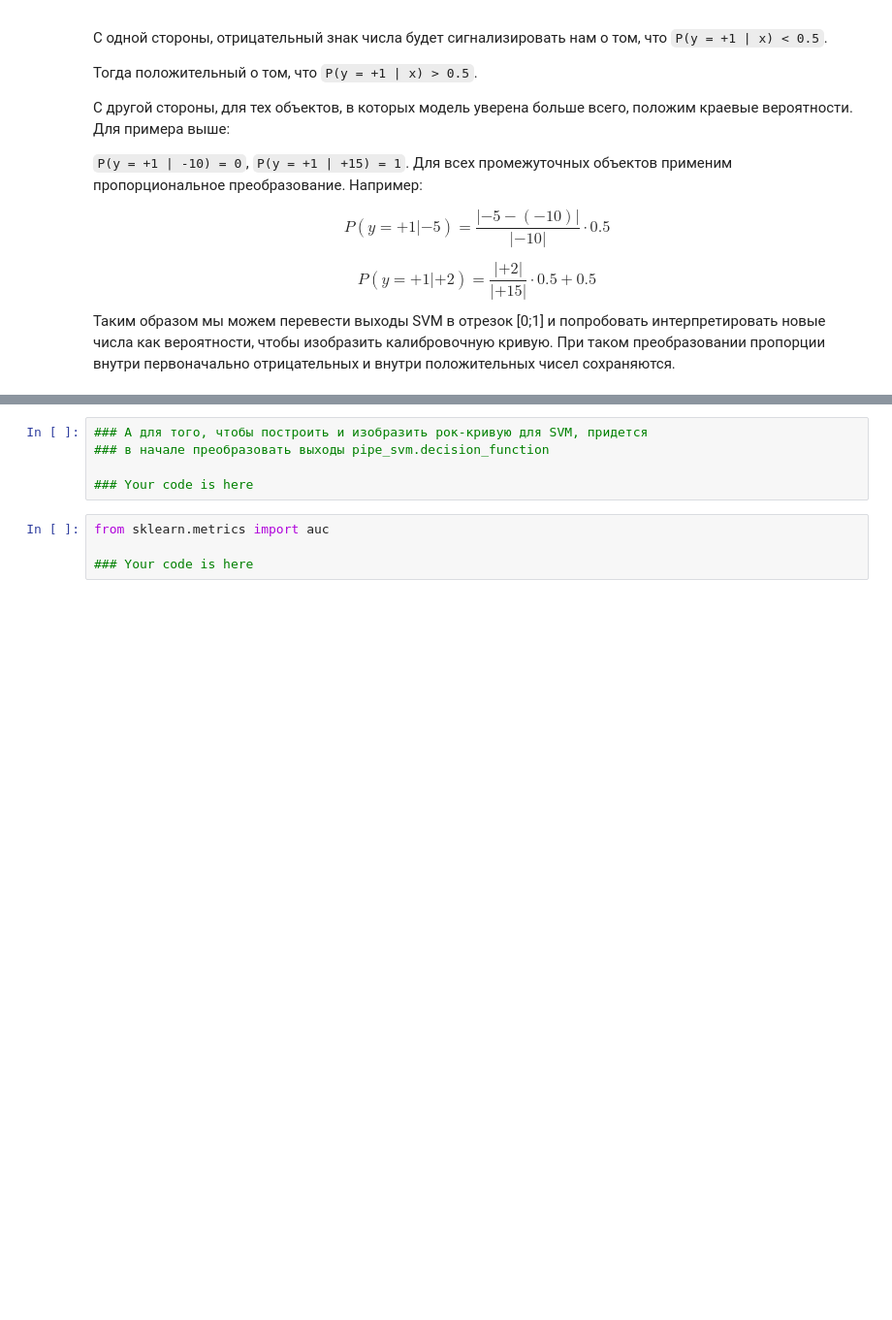
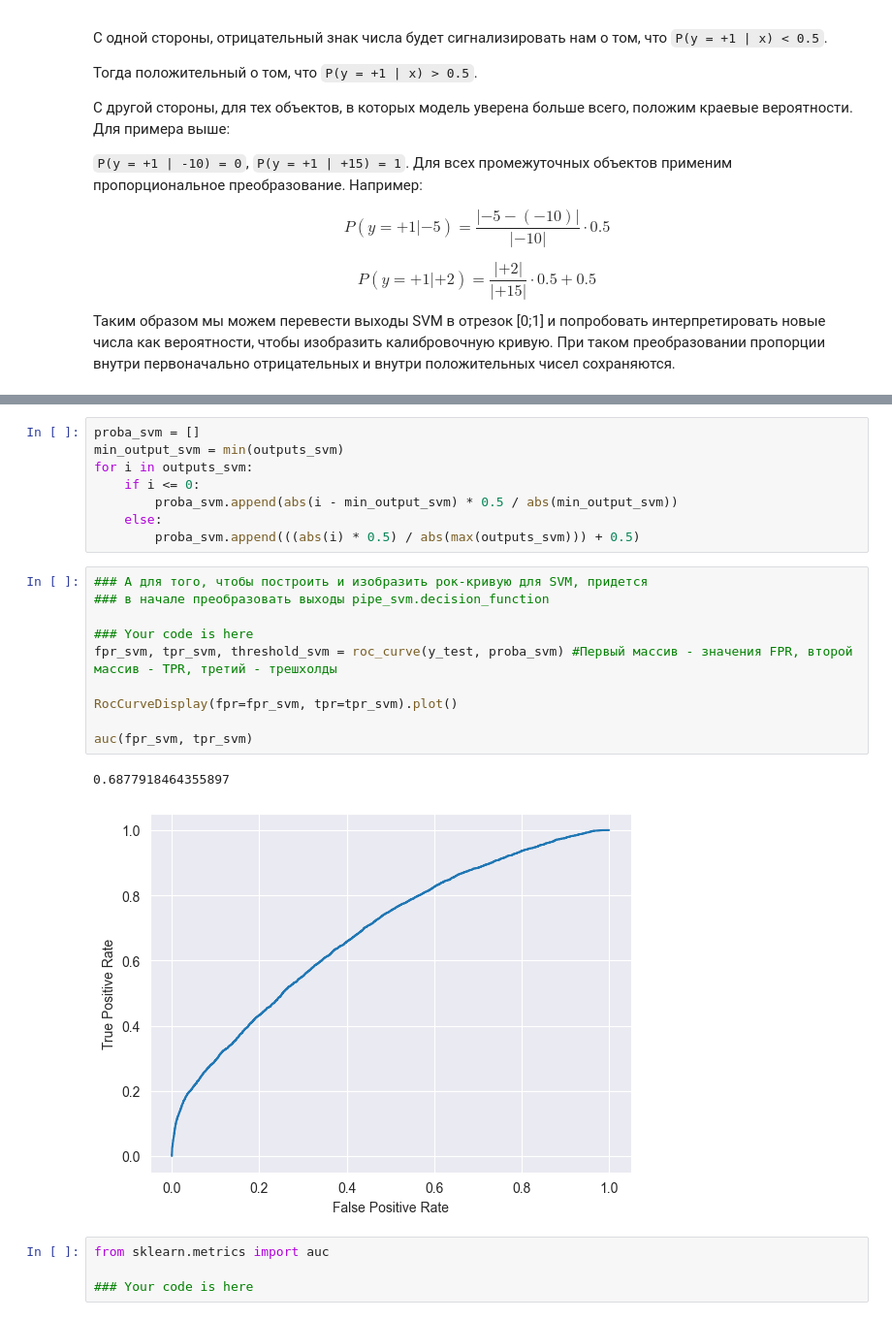
Before and after one commit to Dmitrysw/ML, a Jupyter notebook: lesson_13/HW_13.ipynb, the cells around one changed output, grey strips where cells are left out. Shown at 97% size. Saved outputs shown, nothing was run; the diff lists cells and outputs as text; blank space fills up the shorter version.

```diff
--- a/lesson_13/HW_13.ipynb
+++ b/lesson_13/HW_13.ipynb
@@ -87,8 +107,24 @@ from sklearn.metrics import RocCurveDisplay
+# %%
+proba_svm = []
+min_output_svm = min(outputs_svm)
+for i in outputs_svm:
+    if i <= 0:
+        proba_svm.append(abs(i - min_output_svm) * 0.5 / abs(min_output_svm))
+    else:
+        proba_svm.append(((abs(i) * 0.5) / abs(max(outputs_svm))) + 0.5)
 # %%
 ### А для того, чтобы построить и изобразить рок-кривую для SVM, придется
 ### в начале преобразовать выходы pipe_svm.decision_function
 
 ### Your code is here
+fpr_svm, tpr_svm, threshold_svm = roc_curve(y_test, proba_svm) #Первый массив - значения FPR, второй массив - TPR, третий - трешхолды
+
+RocCurveDisplay(fpr=fpr_svm, tpr=tpr_svm).plot()
+
+auc(fpr_svm, tpr_svm)
+# %% [output]
+0.6877918464355897
+[figure, added]
 # %%
 from sklearn.metrics import auc
 
```
Also changed, not shown: parts of 14 cells of this notebook, 6 other files.
